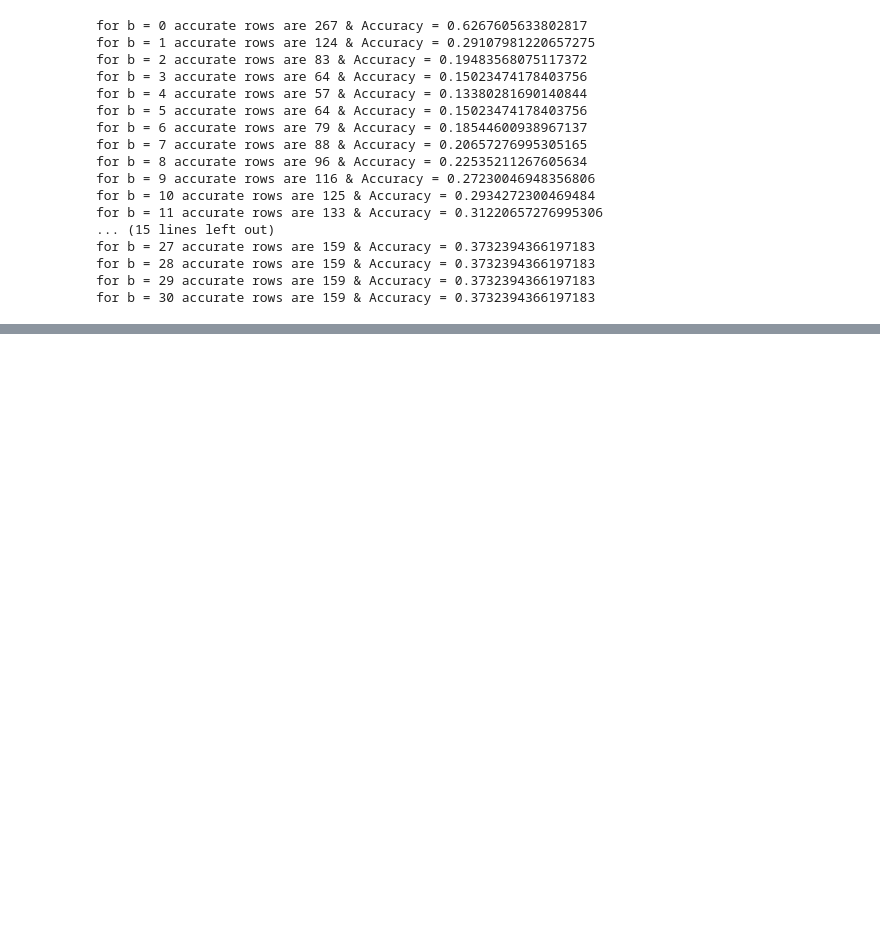
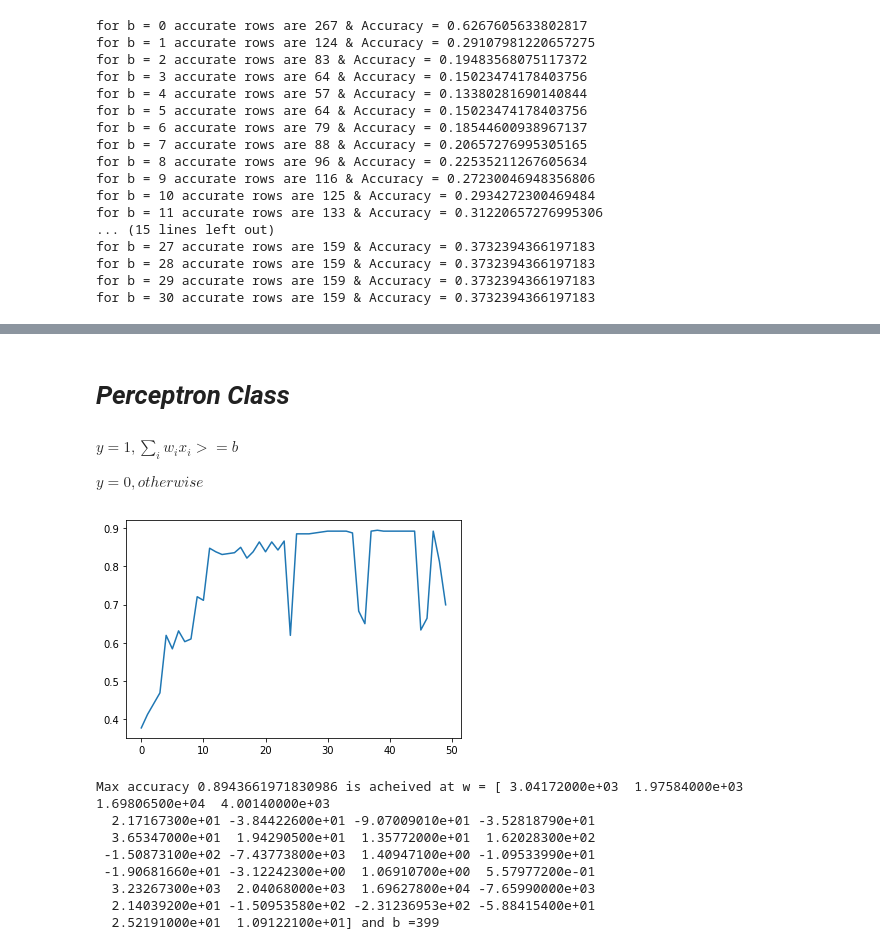
Before and after one commit to Mitesh512/Breast_Cancer_MP_Neuron, a Jupyter notebook: MP_Neuron_breast_cancer.ipynb, the cells around one changed output, grey strips where cells are left out. Saved outputs shown, nothing was run; the diff lists cells and outputs as text; code cells hidden in the pictures; blank space fills up the shorter version.

```diff
--- a/MP_Neuron_breast_cancer.ipynb
+++ b/MP_Neuron_breast_cancer.ipynb
@@ -259,0 +338,33 @@ y_pred_train
+# %%
+class MPNeuron:
+  def __init__(self):
+    self.b =None
+
+  def model(self,x):
+    return(sum(x) >= self.b)
+
+  def predict(self,X):
+    y = []
+    for x in X:
+      result = self.model(x)
+      y.append(result)
+    return np.array(y)
+
+
+  def fit(self,X,y):
+    accuracy ={} # we are defining dictionary
+
+    for b in range(30):
+      self.b = b
+      y_pred = self.predict(X)
+      accuracy[b] = accuracy_score(y_pred,y)
+
+    best_b = max(accuracy,key = accuracy.get)
+    self.b = best_b
+
+    print('Optimal Value of b is ',best_b)
+    print('Highest accuracy is', accuracy[best_b])
+# %%
+mp_neuron = MPNeuron()
+
+mp_neuron.fit(X_train_binary,y_train)
@@ -259,0 +386,10 @@ y_pred_train
+# %% [markdown]
+# ***Perceptron Class***
+# %% [markdown]
+$y=1,\sum_i w_i x_i>=b$
+
+$y = 0,otherwise$
+# %%
+# Convert xtrain and xtest to numpy arrays
+X_train = X_train.values
+X_test = X_test.values
@@ -259,0 +439,14 @@ y_pred_train
+# %%
+perceptron = Perceptron()
+# %%
+perceptron.fit(X_train,y_train,50)
+# %% [output]
+[figure, added]
+Max accuracy 0.8943661971830986 is acheived at w = [ 3.04172000e+03  1.97584000e+03  1.69806500e+04  4.00140000e+03
+  2.17167300e+01 -3.84422600e+01 -9.07009010e+01 -3.52818790e+01
+  3.65347000e+01  1.94290500e+01  1.35772000e+01  1.62028300e+02
+ -1.50873100e+02 -7.43773800e+03  1.40947100e+00 -1.09533990e+01
+ -1.90681660e+01 -3.12242300e+00  1.06910700e+00  5.57977200e-01
+  3.23267300e+03  2.04068000e+03  1.69627800e+04 -7.65990000e+03
+  2.14039200e+01 -1.50953580e+02 -2.31236953e+02 -5.88415400e+01
+  2.52191000e+01  1.09122100e+01] and b =399
```
Also changed, not shown: parts of 20 cells of this notebook.
